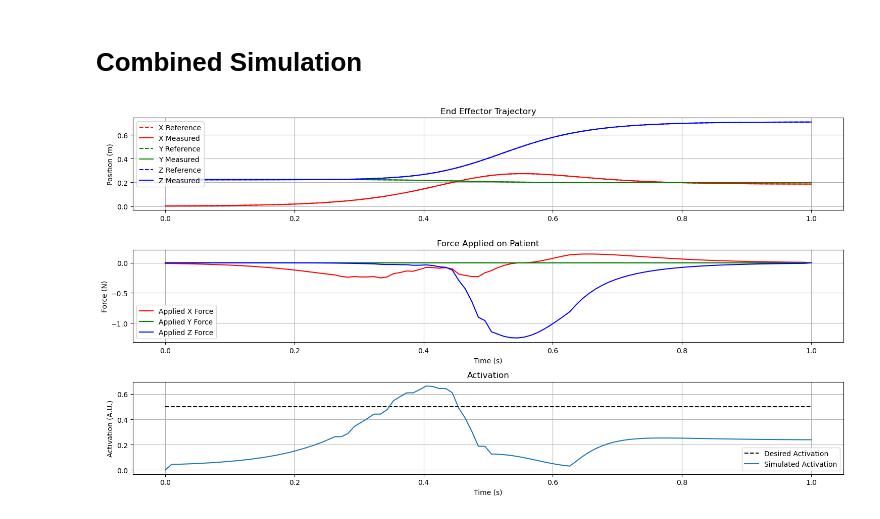
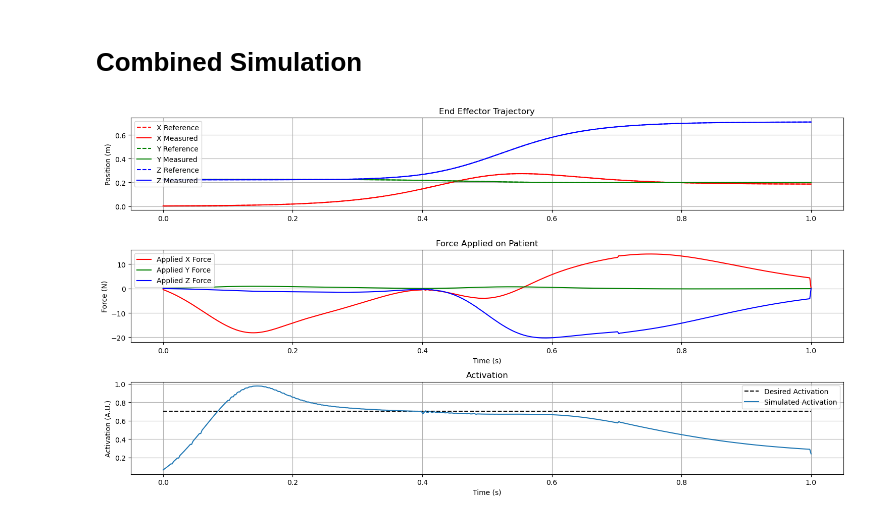
Before and after one commit to aaronjohnsabu1999/flexiforce, a Jupyter notebook: Simulation.ipynb, the cells around one changed output. Cells and saved outputs as stored; diff of their text form; code cells hidden in the pictures.

```diff
--- a/Simulation.ipynb
+++ b/Simulation.ipynb
@@ -79,12 +79,31 @@ plt.show()
 # %% [markdown]
 # **Combined Simulation**
 # %%
-G = {
-    'G_p': 100,
-    'G_i': 2,
-    'G_d': 0.1,
+G1 = {
+    'G_p': 100, #1000
+    'G_i': 7500, #10000
+    'G_d': 5,
     }
 
-run(curl_time = 1, G = G, sps = 100)
+G2 = {
+    'G_p': 3000, #3000
+    'G_i': 3000, #1000
+    'G_d': 5,
+    }
+
+G3 = {
+    'G_p': 10000, #3000
+    'G_i': 3000, #1000
+    'G_d': 0,
+}
+
+##best params so far: 200, 1000, 1
+##best params so far: 500, 1000, 0 also did pretty well
+## 750, 1000, 5
+## 1500, 2500, 5
+## 3000, 2000, 5
+## 3000, 1000, 5 / 300
+
+run(curl_time = 1, G1 = G1, G2 = G2, G3 = G3, sps = 500)
 # %% [output]
-[figure, old version]
+[figure, new version]
```
Also changed, not shown: parts of 1 cell of this notebook, 8 other files.
